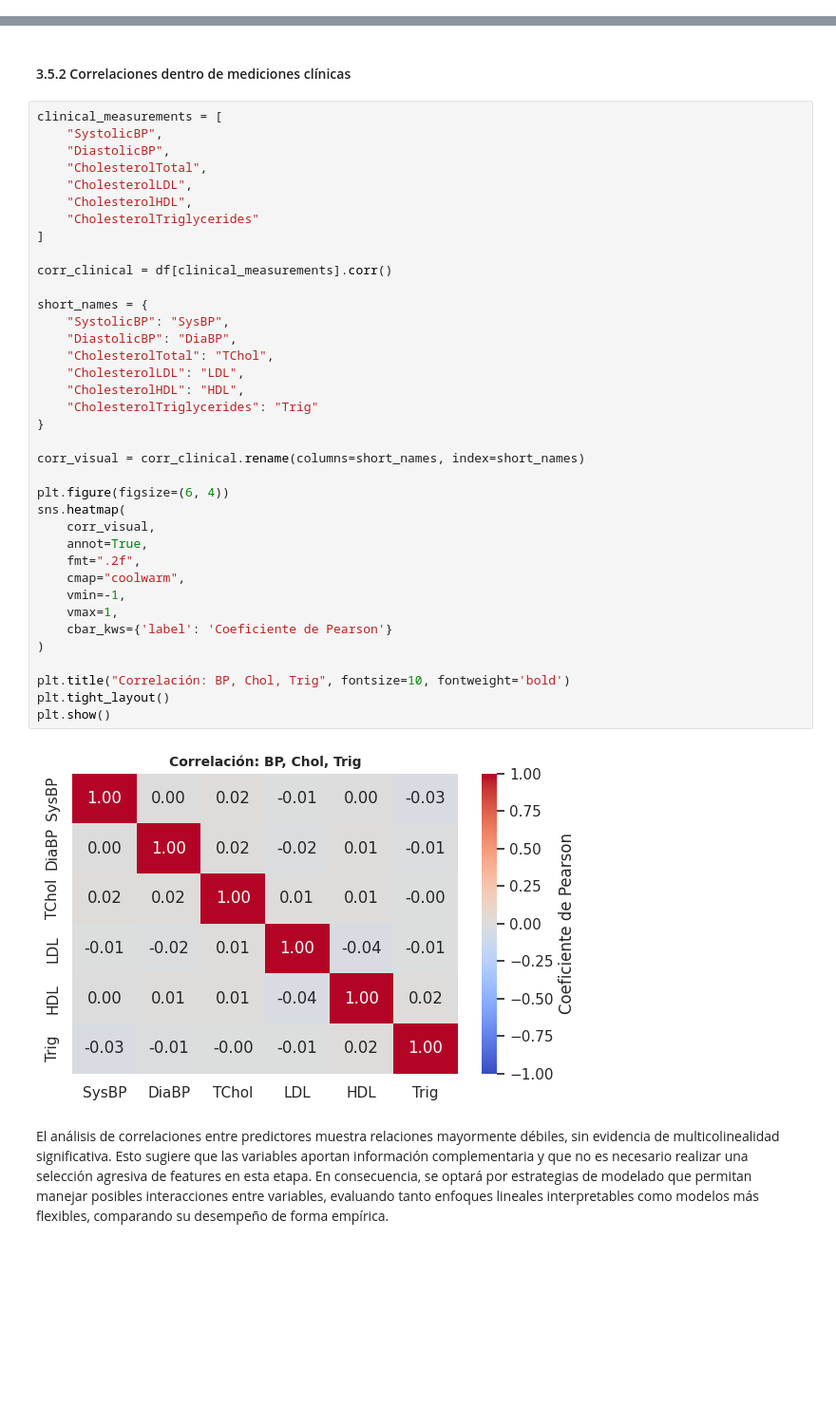
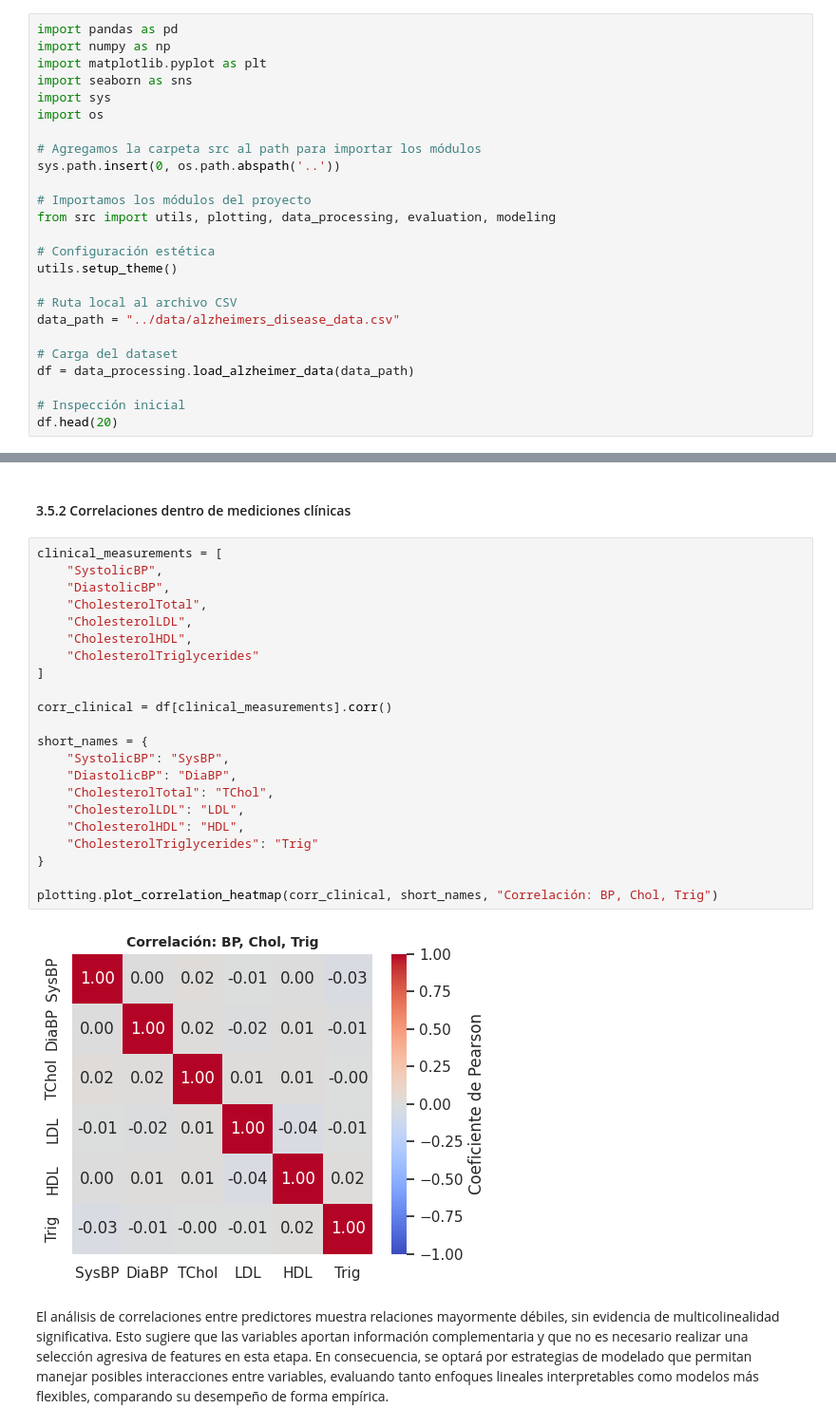
Before and after one commit to JGS89/alzheimer-risk-classification-ml, a Jupyter notebook: notebook/ml_alzheimer_classification.ipynb, the cells around one changed output, grey strips where cells are left out. Shown at 95% size. Cells and saved outputs as stored; diff of their text form; blank space fills up the shorter version.

```diff
--- a/notebook/ml_alzheimer_classification.ipynb
+++ b/notebook/ml_alzheimer_classification.ipynb
@@ -123,0 +91,25 @@ df.head(20)
+# %%
+import pandas as pd
+import numpy as np
+import matplotlib.pyplot as plt
+import seaborn as sns
+import sys
+import os
+
+# Agregamos la carpeta src al path para importar los módulos
+sys.path.insert(0, os.path.abspath('..'))
+
+# Importamos los módulos del proyecto
+from src import utils, plotting, data_processing, evaluation, modeling
+
+# Configuración estética
+utils.setup_theme()
+
+# Ruta local al archivo CSV
+data_path = "../data/alzheimers_disease_data.csv"
+
+# Carga del dataset
+df = data_processing.load_alzheimer_data(data_path)
+
+# Inspección inicial
+df.head(20)
@@ -551,42 +354,27 @@ La matriz de correlación revela una independencia casi absoluta entre estas var
 # %%
 clinical_measurements = [
     "SystolicBP",
     "DiastolicBP",
     "CholesterolTotal",
     "CholesterolLDL",
     "CholesterolHDL",
     "CholesterolTriglycerides"
 ]
 
 corr_clinical = df[clinical_measurements].corr()
 
 short_names = {
     "SystolicBP": "SysBP",
     "DiastolicBP": "DiaBP",
     "CholesterolTotal": "TChol",
     "CholesterolLDL": "LDL",
     "CholesterolHDL": "HDL",
     "CholesterolTriglycerides": "Trig"
 }
 
-corr_visual = corr_clinical.rename(columns=short_names, index=short_names)
-
-plt.figure(figsize=(6, 4))
-sns.heatmap(
-    corr_visual,
-    annot=True,
-    fmt=".2f",
-    cmap="coolwarm",
-    vmin=-1,
-    vmax=1,
-    cbar_kws={'label': 'Coeficiente de Pearson'}
-)
-
-plt.title("Correlación: BP, Chol, Trig", fontsize=10, fontweight='bold')
-plt.tight_layout()
-plt.show()
+plotting.plot_correlation_heatmap(corr_clinical, short_names, "Correlación: BP, Chol, Trig")
 # %% [output]
-[figure, old version]
+[figure, new version]
 # %% [markdown]
 El análisis de correlaciones entre predictores muestra relaciones mayormente débiles, sin evidencia de multicolinealidad significativa. Esto sugiere que las variables aportan información complementaria y que no es necesario realizar una selección agresiva de features en esta etapa. En consecuencia, se optará por estrategias de modelado que permitan manejar posibles interacciones entre variables, evaluando tanto enfoques lineales interpretables como modelos más flexibles, comparando su desempeño de forma empírica.
 # %% [markdown]
```
Also changed, not shown: parts of 67 cells of this notebook, 8 other files.
